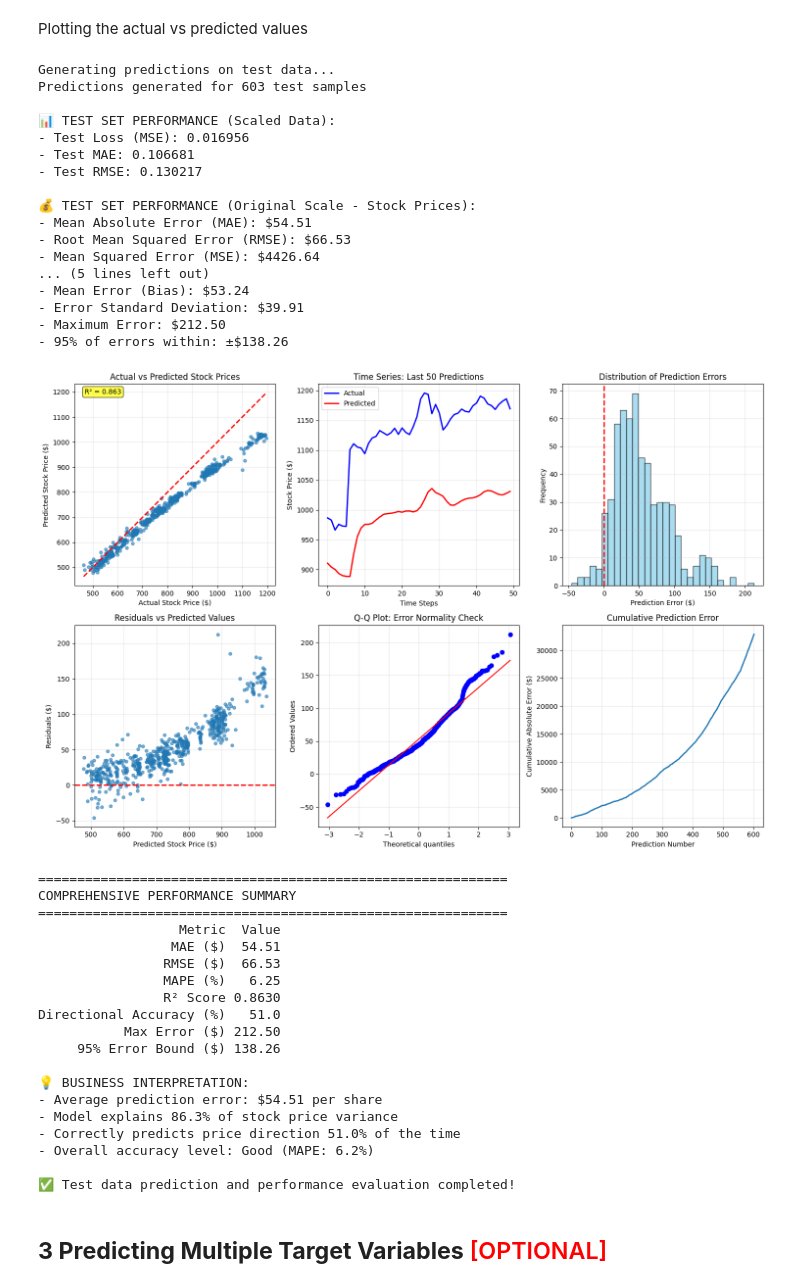
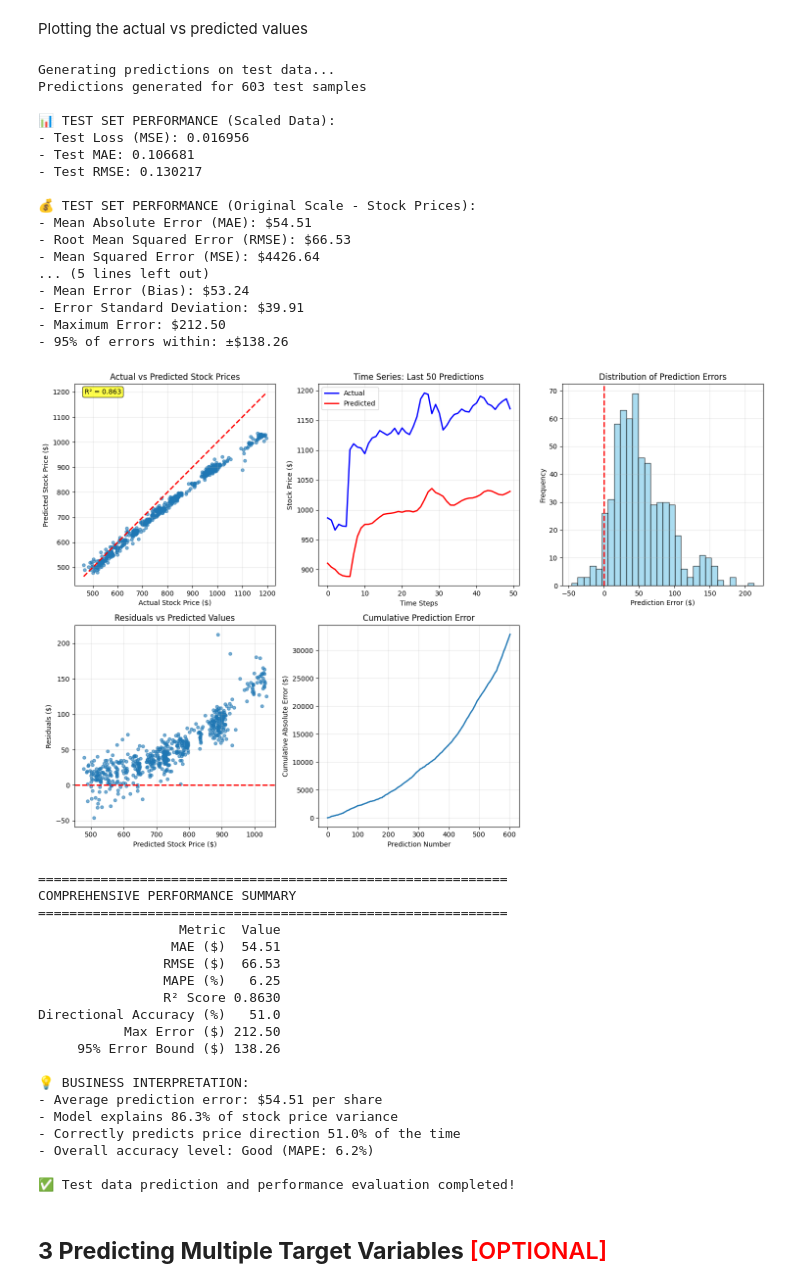
Before and after one commit to Jeeva0104/RNN_Stock_Price_Prediction, a Jupyter notebook: RNN_Assg_Stock_Price_Prediction_Starter.ipynb, the cells around one changed output. Drawn from its saved outputs; the diff is of its cells as text; code cells hidden in the pictures.

```diff
--- a/RNN_Assg_Stock_Price_Prediction_Starter.ipynb
+++ b/RNN_Assg_Stock_Price_Prediction_Starter.ipynb
@@ -2325,14 +2320,9 @@ plt.ylabel('Residuals ($)')
 plt.title('Residuals vs Predicted Values')
 plt.grid(True, alpha=0.3)
 
-# Subplot 5: Q-Q plot for error normality
+
+# Subplot 5: Cumulative error over time
 plt.subplot(2, 3, 5)
-stats.probplot(errors.flatten(), dist="norm", plot=plt)
-plt.title('Q-Q Plot: Error Normality Check')
-plt.grid(True, alpha=0.3)
-
-# Subplot 6: Cumulative error over time
-plt.subplot(2, 3, 6)
 cumulative_error = np.cumsum(np.abs(errors))
 plt.plot(cumulative_error, linewidth=2)
 plt.xlabel('Prediction Number')
@@ -2369,34 +2359,34 @@ print(f"- Correctly predicts price direction {directional_accuracy:.1f}% of the
 if mape < 5:
     accuracy_level = "Excellent"
 elif mape < 10:
     accuracy_level = "Good"
 elif mape < 15:
     accuracy_level = "Fair"
 else:
     accuracy_level = "Poor"
 
 print(f"- Overall accuracy level: {accuracy_level} (MAPE: {mape:.1f}%)")
 
 print(f"\n✅ Test data prediction and performance evaluation completed!")
 # %% [output]
 Generating predictions on test data...
 Predictions generated for 603 test samples
 
 📊 TEST SET PERFORMANCE (Scaled Data):
 - Test Loss (MSE): 0.016956
 - Test MAE: 0.106681
 - Test RMSE: 0.130217
 
 💰 TEST SET PERFORMANCE (Original Scale - Stock Prices):
 - Mean Absolute Error (MAE): $54.51
 - Root Mean Squared Error (RMSE): $66.53
 - Mean Squared Error (MSE): $4426.64
 ... (5 lines left out)
 - Mean Error (Bias): $53.24
 - Error Standard Deviation: $39.91
 - Maximum Error: $212.50
 - 95% of errors within: ±$138.26
-[figure, old version]
+[figure, new version]
 ============================================================
 COMPREHENSIVE PERFORMANCE SUMMARY
 ============================================================
```
Also changed, not shown: parts of 1 cell of this notebook.
